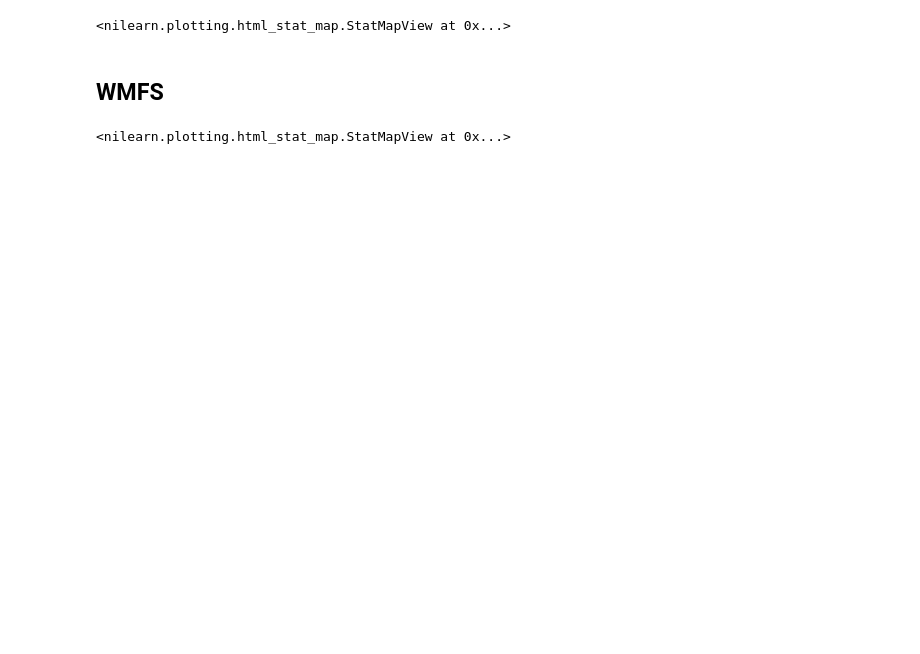
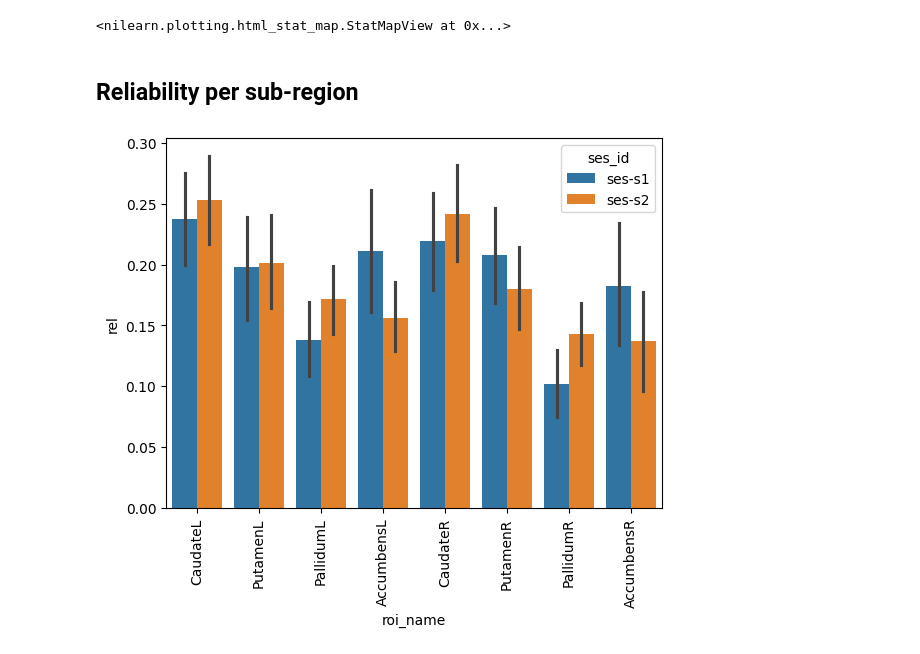
Before and after one commit to lshahsha/bg_conn_sr, a Jupyter notebook: notebooks/bg_reliability_mdtb.ipynb, the cells around one changed output. Cells and saved outputs as stored; diff of their text form; code cells hidden in the pictures; blank space fills up the shorter version.

Commit message:
made separate notebooks for each dataset reliability

```diff
--- a/notebooks/bg_reliability.ipynb
+++ b/notebooks/bg_reliability_mdtb.ipynb
@@ -62,11 +77,0 @@ plt.legend(['within','between'])
-# %%
-# get dataset class
-dataset_name = "WMFS"
-atlas = 'MNIAsymBg2'
-
-data_tensor_wm1, info_wm1, DATA_wm1 = ds.get_dataset(base_dir = base_dir,
-                                        dataset = dataset_name,
-                                        sess = "ses-01",
-                                        atlas=atlas,
-                                        type = "CondHalf",
-                                        smooth = None)
@@ -103,5 +81,5 @@ plt.legend(['within','between'])
 # %%
 rmap_md, ses_md = ds.reliability_maps(base_dir, dataset_name = "MDTB", atlas=atlas,
-                                subtract_mean=True, voxel_wise=True, subject_wise=False)
+                                subtract_mean=True, voxel_wise=True, subject_wise=True)
 # %%
 # convert data to nifti object
@@ -112,5 +91,3 @@ view = plotting.view_img(nii_img0_md, black_bg=False)
 view
 # %% [output]
 <nilearn.plotting.html_stat_map.StatMapView at 0x...>
-# %% [markdown]
-## WMFS
@@ -124,5 +94,34 @@ nii_img1_wm = atlas_obj.data_to_nifti(rmap_wm[1, :]) # reliability map for sessi
-# %%
-view = plotting.view_img(nii_img1_wm, black_bg=False)
-view
-# %% [output]
-<nilearn.plotting.html_stat_map.StatMapView at 0x...>
+# %% [markdown]
+## Reliability per sub-region
+# %%
+# summarize data per label
+rmap_md_label, label = ds.agg_parcels(rmap_md, label_vec, fcn=np.nanmean)
+
+D = []
+for i, sub in enumerate(DATA_md1.get_participants().participant_id):
+    # get data for current subject
+    data_sub = rmap_md_label[:, i, :]
+
+    # reliability per label
+    for ses in [0, 1]:
+        # get data for current session
+        data_ses = data_sub[ses, :]
+
+        for j, label_i in enumerate(label):
+            D_tmp = {}
+            D_tmp['subj_id'] = sub
+            D_tmp['roi_num'] = label_i
+            D_tmp['roi_name'] = label_dict[label_i]
+            D_tmp['rel'] = data_ses[j]
+            D_tmp['ses_id'] = ses_md[ses]
+            D.append(D_tmp)
+
+
+
+
+D = pd.DataFrame(D)
+
+ax = sns.barplot(x = 'roi_name', y = 'rel', data = D, hue = 'ses_id')
+ticks = plt.xticks(rotation=90)
+# %% [output]
+[figure, added]
```
Also changed, not shown: parts of 13 cells of this notebook, 1 other file.
